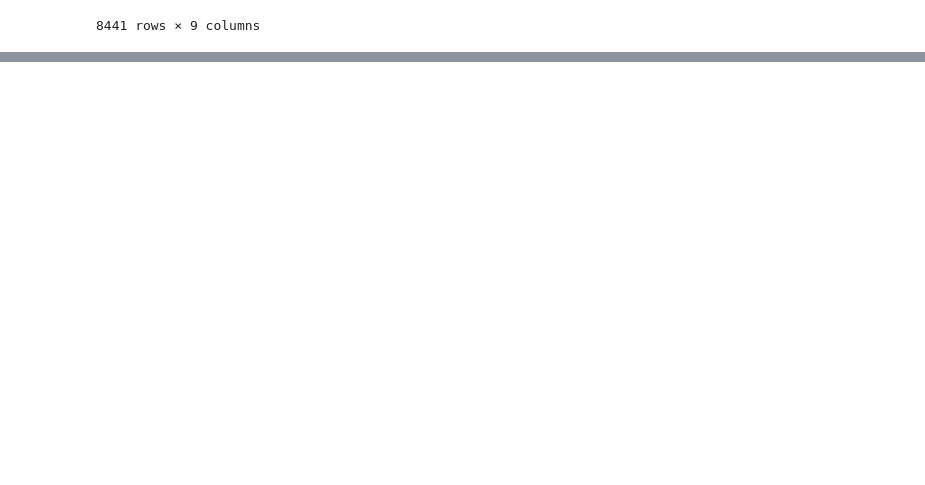
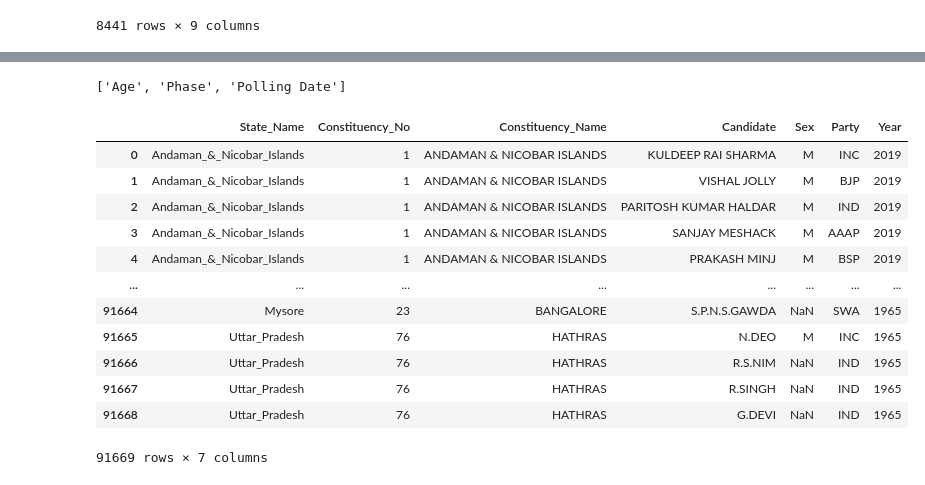
Before and after one commit to ujjwaltyagi2000/manthan, a Jupyter notebook: notebooks/4-data-cleaning.ipynb, the cells around one changed output, grey strips where cells are left out. Saved outputs shown, nothing was run; the diff lists cells and outputs as text; code cells hidden in the pictures; blank space fills up the shorter version.

Commit message:
2019 candidate list partially cleaned

```diff
--- a/notebooks/4-data-cleaning.ipynb
+++ b/notebooks/4-data-cleaning.ipynb
@@ -385,0 +394,2 @@ cand_list_2024.to_csv("../data/processed/candidates_list_2024.csv, index=False")
+# %%
+cand_list_2019 = pd.read_csv("../data/raw/candidates-till-2019.csv")
@@ -385,0 +447,22 @@ cand_list_2024.to_csv("../data/processed/candidates_list_2024.csv, index=False")
+# %%
+[ 'Age', 'Phase', 'Polling Date']
+# %% [output]
+['Age', 'Phase', 'Polling Date']
+# %%
+cand_list_2019 = cand_list_2019[['State_Name', 'Constituency_No', 'Constituency_Name', 'Candidate', 'Sex', 'Party', 'Year']]
+# %%
+cand_list_2019
+# %% [output]
+|  | State_Name | Constituency_No | Constituency_Name | Candidate | Sex | Party | Year |
+| 0 | Andaman_&_Nicobar_Islands | 1 | ANDAMAN & NICOBAR ISLANDS | KULDEEP RAI SHARMA | M | INC | 2019 |
+| 1 | Andaman_&_Nicobar_Islands | 1 | ANDAMAN & NICOBAR ISLANDS | VISHAL JOLLY | M | BJP | 2019 |
+| 2 | Andaman_&_Nicobar_Islands | 1 | ANDAMAN & NICOBAR ISLANDS | PARITOSH KUMAR HALDAR | M | IND | 2019 |
+| 3 | Andaman_&_Nicobar_Islands | 1 | ANDAMAN & NICOBAR ISLANDS | SANJAY MESHACK | M | AAAP | 2019 |
+| 4 | Andaman_&_Nicobar_Islands | 1 | ANDAMAN & NICOBAR ISLANDS | PRAKASH MINJ | M | BSP | 2019 |
+| ... | ... | ... | ... | ... | ... | ... | ... |
+| 91664 | Mysore | 23 | BANGALORE | S.P.N.S.GAWDA | NaN | SWA | 1965 |
+| 91665 | Uttar_Pradesh | 76 | HATHRAS | N.DEO | M | INC | 1965 |
+| 91666 | Uttar_Pradesh | 76 | HATHRAS | R.S.NIM | NaN | IND | 1965 |
+| 91667 | Uttar_Pradesh | 76 | HATHRAS | R.SINGH | NaN | IND | 1965 |
+| 91668 | Uttar_Pradesh | 76 | HATHRAS | G.DEVI | NaN | IND | 1965 |
+91669 rows × 7 columns
```
Also changed, not shown: parts of 40 cells of this notebook.
